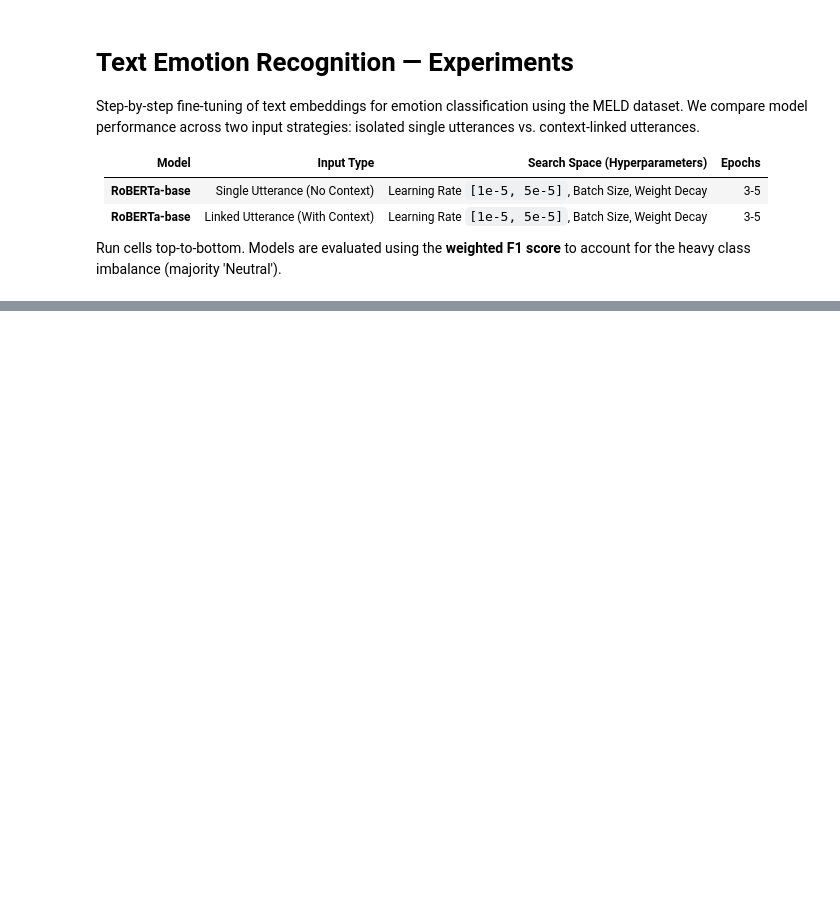
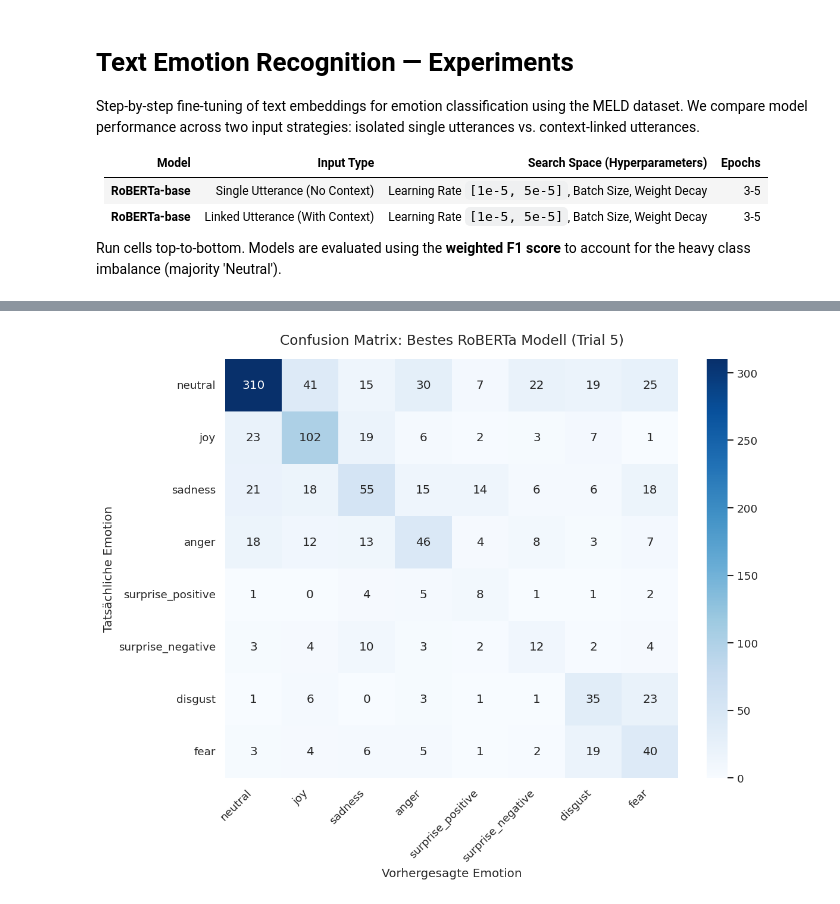
Before and after one commit to pvijayasures/NLP_P3, a Jupyter notebook: notebook/text_experiments.ipynb, the cells around one changed output, grey strips where cells are left out. Cells and saved outputs as stored; diff of their text form; code cells hidden in the pictures; blank space fills up the shorter version.

```diff
--- a/notebook/text_experiments.ipynb
+++ b/notebook/text_experiments.ipynb
@@ -275,0 +431,82 @@ def train_and_evaluate(text_column_name, run_name):
+# %%
+#confusion matrix des besten modells
+
+import os
+import numpy as np
+import pandas as pd
+import torch
+import torch.nn.functional as F
+import matplotlib.pyplot as plt
+import seaborn as sns
+from sklearn.metrics import confusion_matrix
+from transformers import AutoModelForSequenceClassification, Trainer
+
+# ==========================================
+# 1. SETUP & MODELL LADEN (Deep Scanner)
+# ==========================================
+best_trial_num = "5"
+base_path = f"../data/models/optuna_trial_{best_trial_num}"
+
+# Wir suchen jetzt aktiv nach JEDEM Ordner, der eine config.json enthält
+valid_model_paths = []
+for root, dirs, files in os.walk(base_path):
+    if "config.json" in files:
+        valid_model_paths.append(root)
+
+if not valid_model_paths:
+    raise FileNotFoundError(f"Panik! Es gibt im gesamten Ordner {base_path} keine einzige config.json. Wurde der Lauf abgebrochen?")
+
+# Funktion, um die Checkpoint-Nummer als Zahl (nicht als Text) zu lesen
+def get_checkpoint_step(path):
+    basename = os.path.basename(path)
+    if "checkpoint" in basename:
+        try:
+            return int(basename.split("-")[-1])
+        except ValueError:
+            return 0
+    return -1
+
+# Wir sortieren strikt nach der Checkpoint-Nummer und nehmen den höchsten (neuesten)
+valid_model_paths.sort(key=get_checkpoint_step)
+best_model_path = valid_model_paths[-1]
+
+print(f"🔎 config.json gefunden in: {best_model_path}")
+print("Lade Modell in den Speicher...")
+
+# Lade das Modell von dem exakten Pfad, wo die config liegt
+best_model = AutoModelForSequenceClassification.from_pretrained(best_model_path)
+inference_trainer = Trainer(model=best_model)
+
+# ==========================================
+# 2. VORHERSAGEN GENERIEREN
+# ==========================================
+print("Generiere Vorhersagen auf dem Val-Set...")
+# dev_dataset muss aus den vorherigen Zellen noch im Speicher sein!
+predictions_output = inference_trainer.predict(val_dataset)
+
+logits = predictions_output.predictions
+y_pred = np.argmax(logits, axis=1) # Die finale Entscheidung des Modells
+y_true = predictions_output.label_ids # Die echten Labels
+
+# ==========================================
+# 3. CONFUSION MATRIX PLOTTEN
+# ==========================================
+plt.figure(figsize=(10, 8))
+cm = confusion_matrix(y_true, y_pred)
+
+# Nutze dein EMOTION_ORDER Array aus den Setup-Zellen
+sns.heatmap(cm, annot=True, fmt='d', cmap='Blues',
+            xticklabels=EMOTION_ORDER, yticklabels=EMOTION_ORDER)
+
+plt.title('Confusion Matrix: Bestes RoBERTa Modell (Trial 5)', fontsize=14, pad=15)
+plt.ylabel('Tatsächliche Emotion', fontsize=12)
+plt.xlabel('Vorhergesagte Emotion', fontsize=12)
+plt.xticks(rotation=45, ha='right')
+plt.tight_layout()
+
+plt.savefig("../outputs/plots/confusion_matrix_text.png", dpi=300, bbox_inches="tight")
+print(f"📸 Bild gespeichert")
+
+# Zeige den Plot im Notebook an
+plt.show()
+# %% [output]
@@ -275,0 +518 @@ def train_and_evaluate(text_column_name, run_name):
+[figure, added]
```
Also changed, not shown: parts of 8 cells of this notebook.
